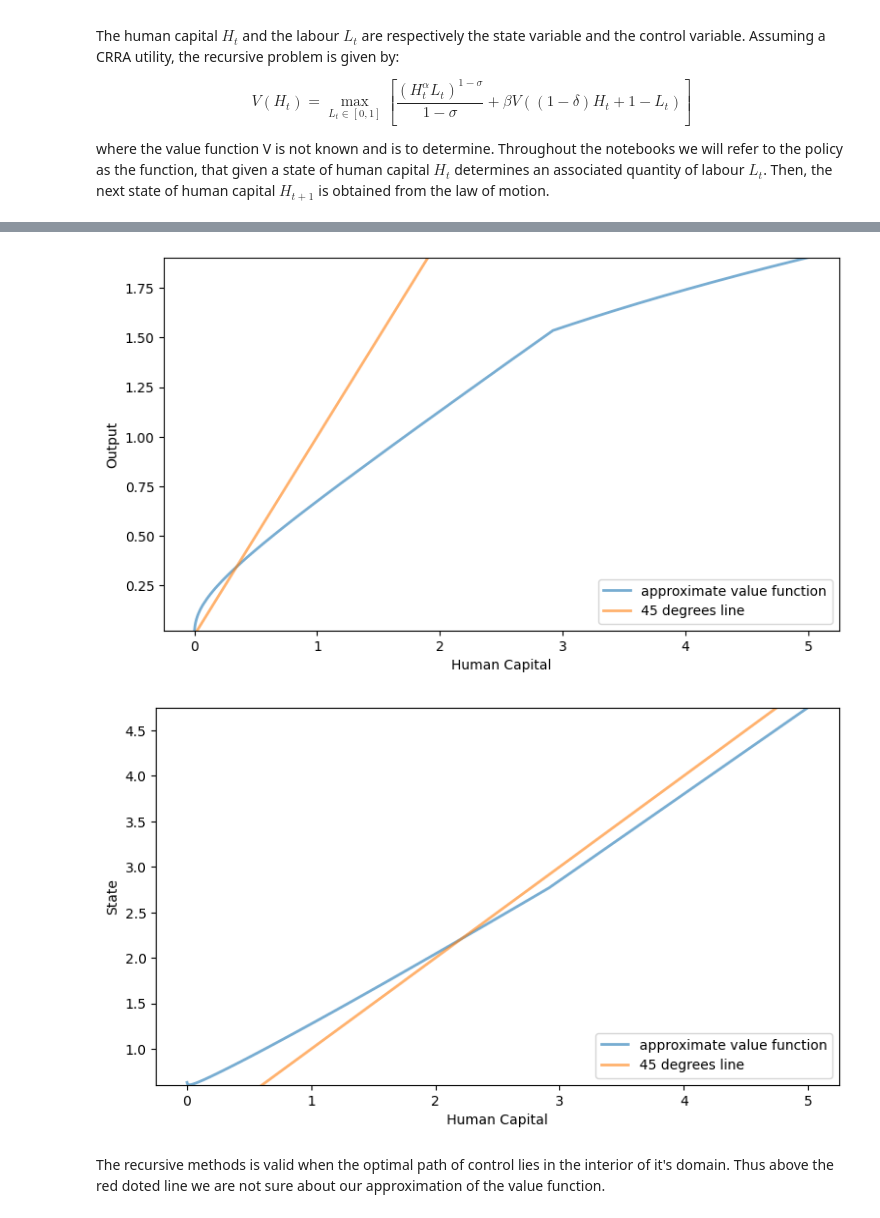
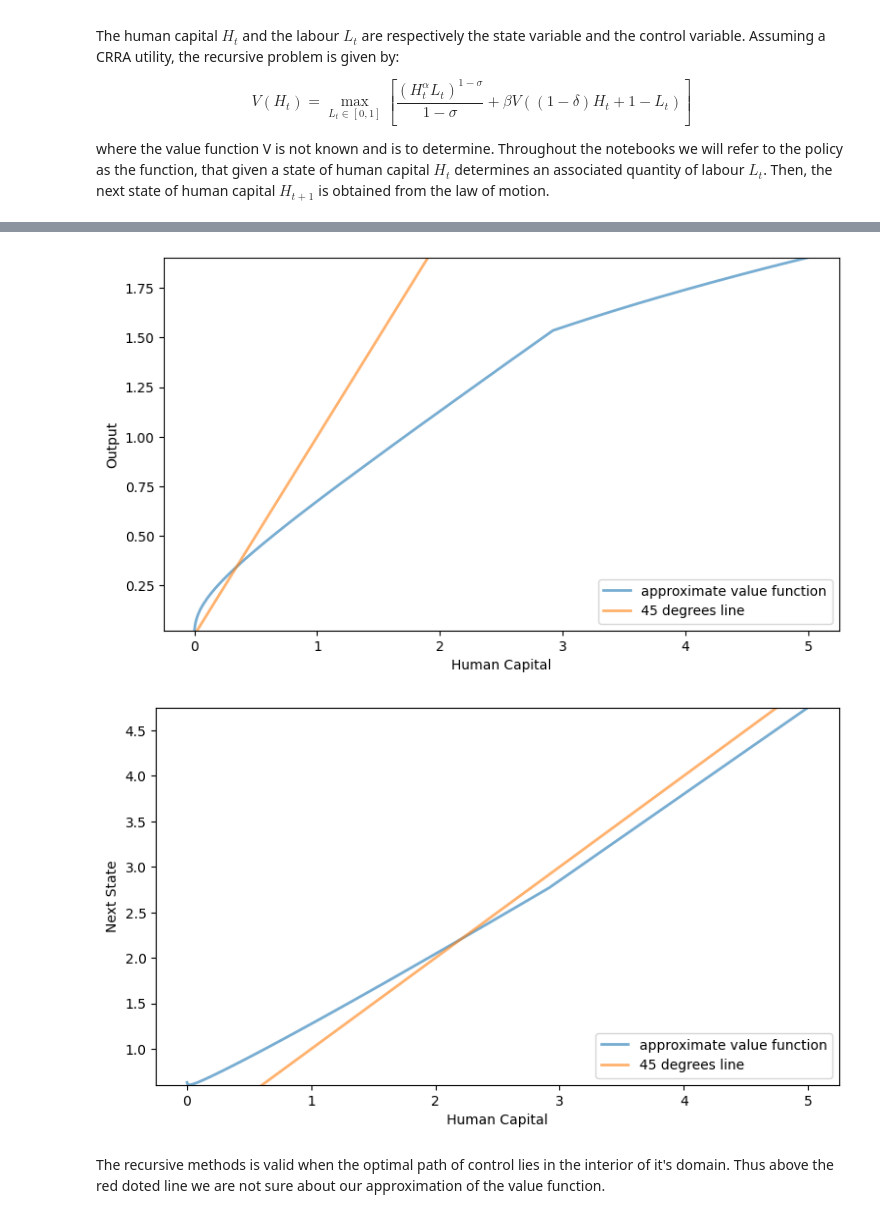
Before and after one commit to Maxclt/dynamic_programming, a Jupyter notebook: notebooks/advanced_programming_project.ipynb, the cells around one changed output, grey strips where cells are left out. Drawn from its saved outputs; the diff is of its cells as text; code cells hidden in the pictures.

```diff
--- a/notebooks/advanced_programming_project.ipynb
+++ b/notebooks/advanced_programming_project.ipynb
@@ -37,13 +37,13 @@ recursive_solver.solve_optgrowth()
 # %%
 recursive_solver.plot_results("Value")
 recursive_solver.plot_results("Policy", control_bound=(0, 1 - 1e-3))
 recursive_solver.plot_results("Output")
-recursive_solver.plot_results("State")
+recursive_solver.plot_results("Next State")
 # %% [output]
 [figure]
 [figure]
 [figure]
-[figure, old version]
+[figure, new version]
 # %%
 recursive_results = recursive_solver.get_results()
 # %% [markdown]
```
Also changed, not shown: parts of 14 cells of this notebook, 5 other files.
